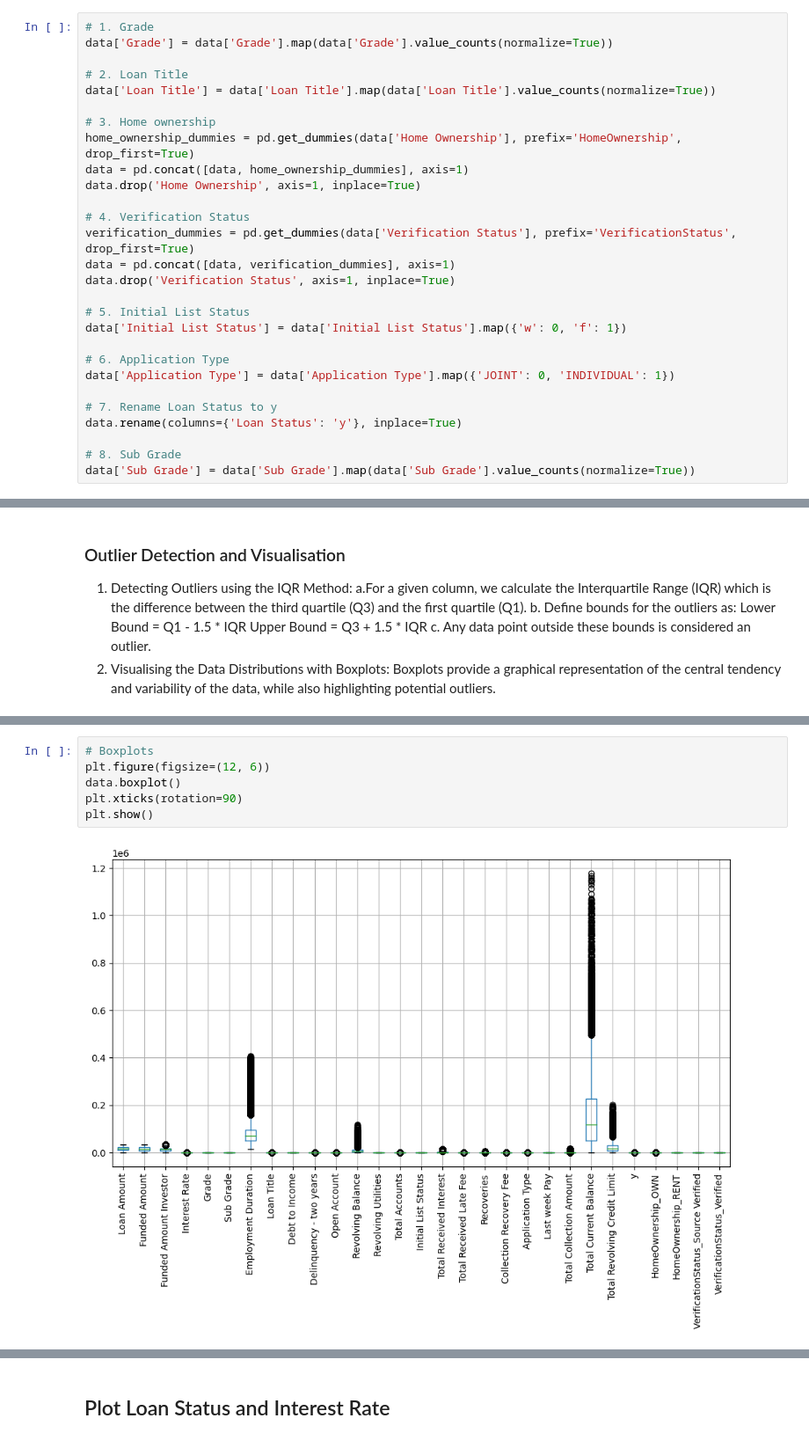
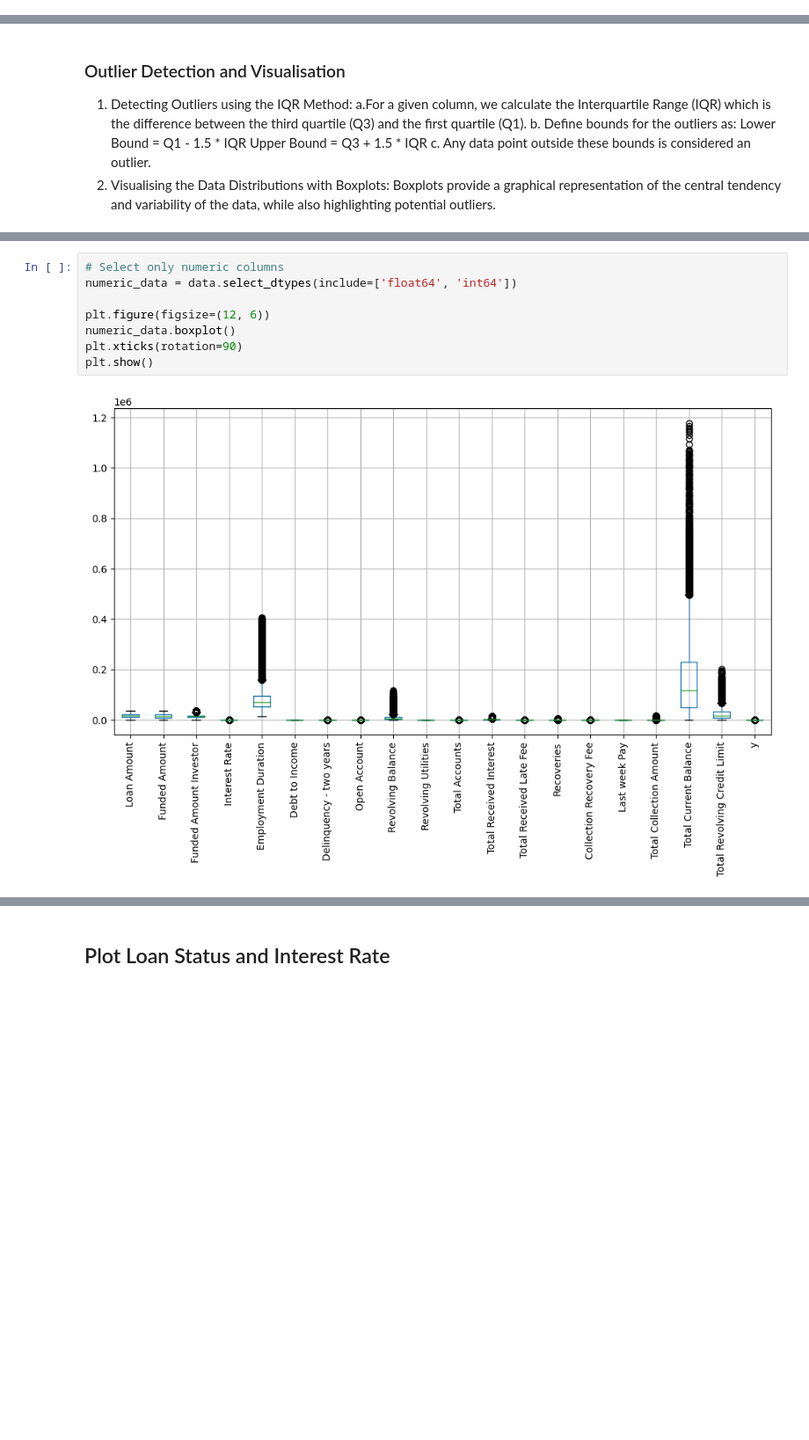
Before and after one commit to ekuginyte/Citadele, a Jupyter notebook: Citadele.ipynb, the cells around one changed output, grey strips where cells are left out. Shown at 88% size. Drawn from its saved outputs; the diff is of its cells as text; blank space fills up the shorter version.

```diff
--- a/Citadele.ipynb
+++ b/Citadele.ipynb
@@ -170,28 +162,0 @@ data = data.drop(['Accounts Delinquent', 'Payment Plan', 'ID',
-# %%
-# 1. Grade
-data['Grade'] = data['Grade'].map(data['Grade'].value_counts(normalize=True))
-
-# 2. Loan Title
-data['Loan Title'] = data['Loan Title'].map(data['Loan Title'].value_counts(normalize=True))
-
-# 3. Home ownership
-home_ownership_dummies = pd.get_dummies(data['Home Ownership'], prefix='HomeOwnership', drop_first=True)
-data = pd.concat([data, home_ownership_dummies], axis=1)
-data.drop('Home Ownership', axis=1, inplace=True)
-
-# 4. Verification Status
-verification_dummies = pd.get_dummies(data['Verification Status'], prefix='VerificationStatus', drop_first=True)
-data = pd.concat([data, verification_dummies], axis=1)
-data.drop('Verification Status', axis=1, inplace=True)
-
-# 5. Initial List Status
-data['Initial List Status'] = data['Initial List Status'].map({'w': 0, 'f': 1})
-
-# 6. Application Type
-data['Application Type'] = data['Application Type'].map({'JOINT': 0, 'INDIVIDUAL': 1})
-
-# 7. Rename Loan Status to y
-data.rename(columns={'Loan Status': 'y'}, inplace=True)
-
-# 8. Sub Grade
-data['Sub Grade'] = data['Sub Grade'].map(data['Sub Grade'].value_counts(normalize=True))
@@ -290,8 +513,10 @@ Index: []
 # %%
-# Boxplots
+# Select only numeric columns
+numeric_data = data.select_dtypes(include=['float64', 'int64'])
+
 plt.figure(figsize=(12, 6))
-data.boxplot()
+numeric_data.boxplot()
 plt.xticks(rotation=90)
 plt.show()
 # %% [output]
-[figure, old version]
+[figure, new version]
```
Also changed, not shown: parts of 51 cells of this notebook, 1 other file.
